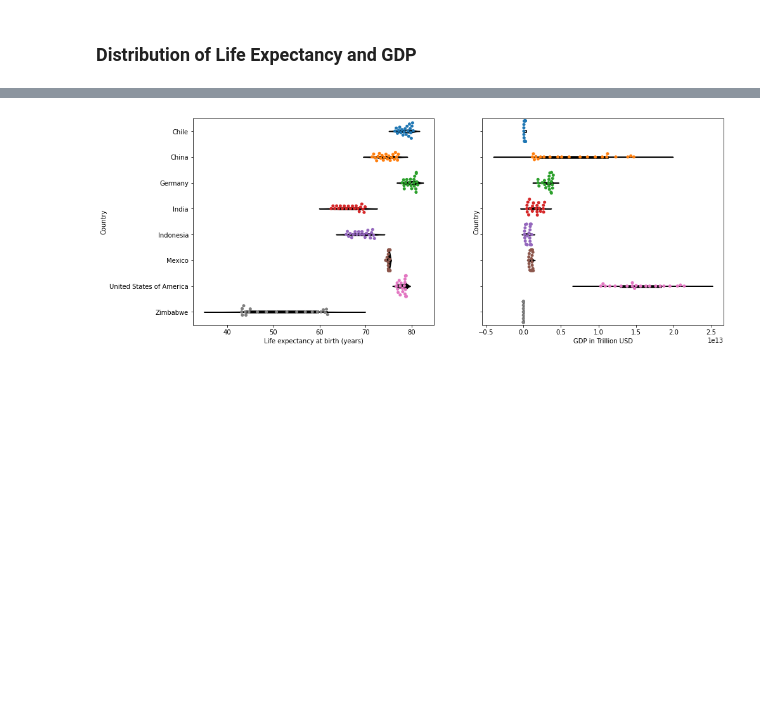
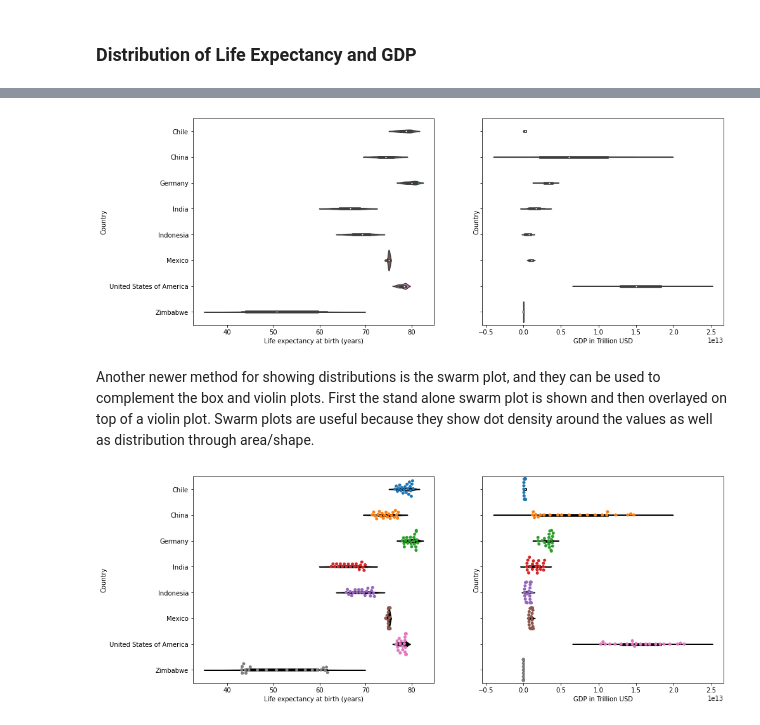
Before and after one commit to fikrionii/Life-Expectancy-and-GDP-Relationship-2022, a Jupyter notebook: life_expectancy_gdp_2020.ipynb, the cells around one changed output, grey strips where cells are left out. Drawn from its saved outputs; the diff is of its cells as text; code cells hidden in the pictures; blank space fills up the shorter version.

```diff
--- a/life_expectancy_gdp_2020.ipynb
+++ b/life_expectancy_gdp_2020.ipynb
@@ -285,3 +294,16 @@ This figure shows that USA has far higher average GDP than other country. Chile
+# %%
+fig, axes = plt.subplots(1, 2, sharey=True, figsize=(15,6))
+axes[0] = sns.violinplot(ax=axes[0], x='LEABY', y='Country', data=df)
+axes[0].set_xlabel("Life expectancy at birth (years)")
+axes[1] = sns.violinplot(ax=axes[1], x='GDP', y='Country', data=df)
+axes[1].set_xlabel("GDP in Trillion USD")
+#plt.tight_layout()
+plt.savefig("figs/violin_graph.png", dpi=150)
+plt.show()
+# %% [output]
+[figure, added]
+# %% [markdown]
+Another newer method for showing distributions is the swarm plot, and they can be used to complement the box and violin plots. First the stand alone swarm plot is shown and then overlayed on top of a violin plot. Swarm plots are useful because they show dot density around the values as well as distribution through area/shape.
 # %%
 fig, axes = plt.subplots(1, 2, sharey=True, figsize=(15,6))
 axes[0] = sns.violinplot(ax=axes[0], x='LEABY', y='Country', data=df, color='black')
```
Also changed, not shown: parts of 3 cells of this notebook.
